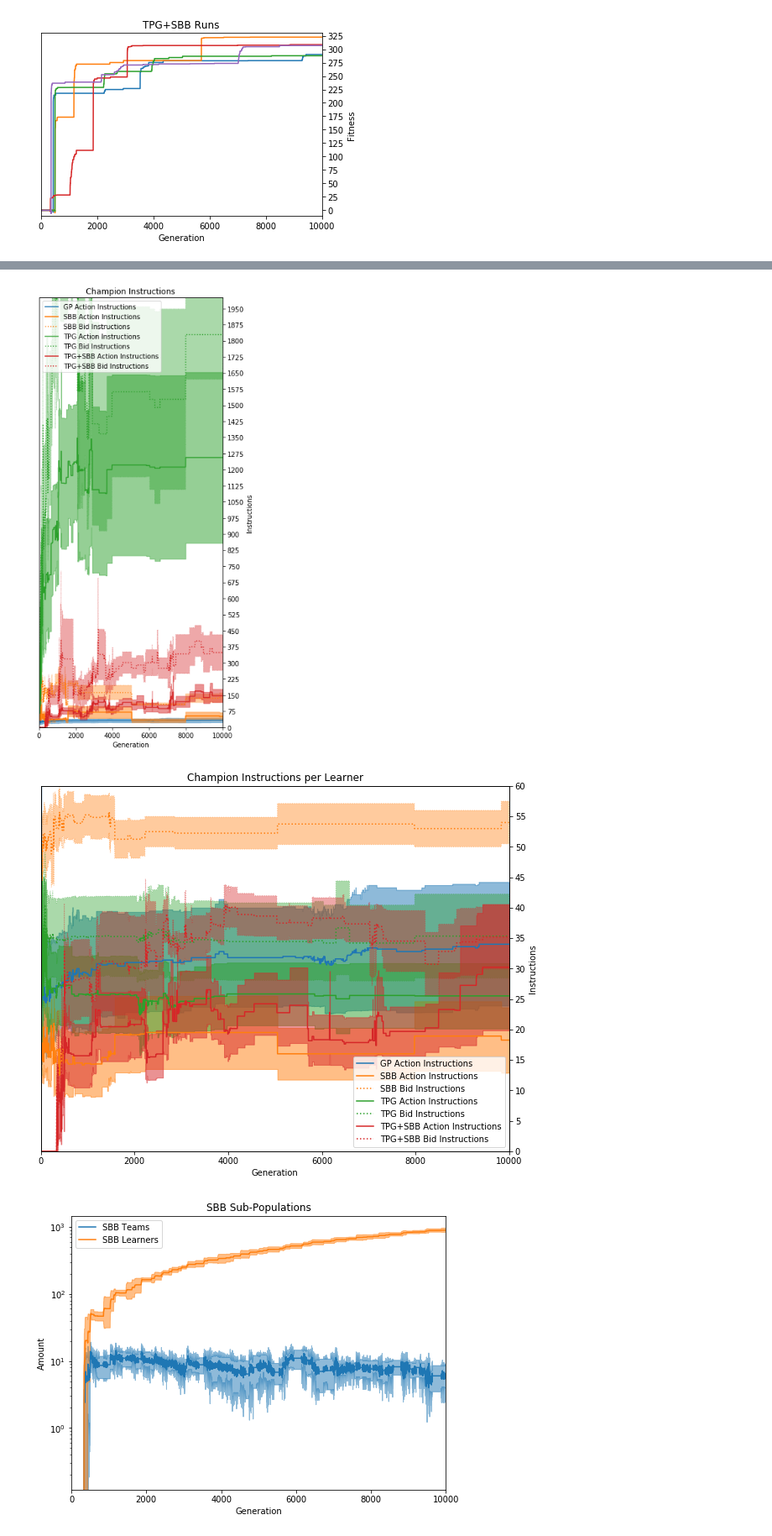
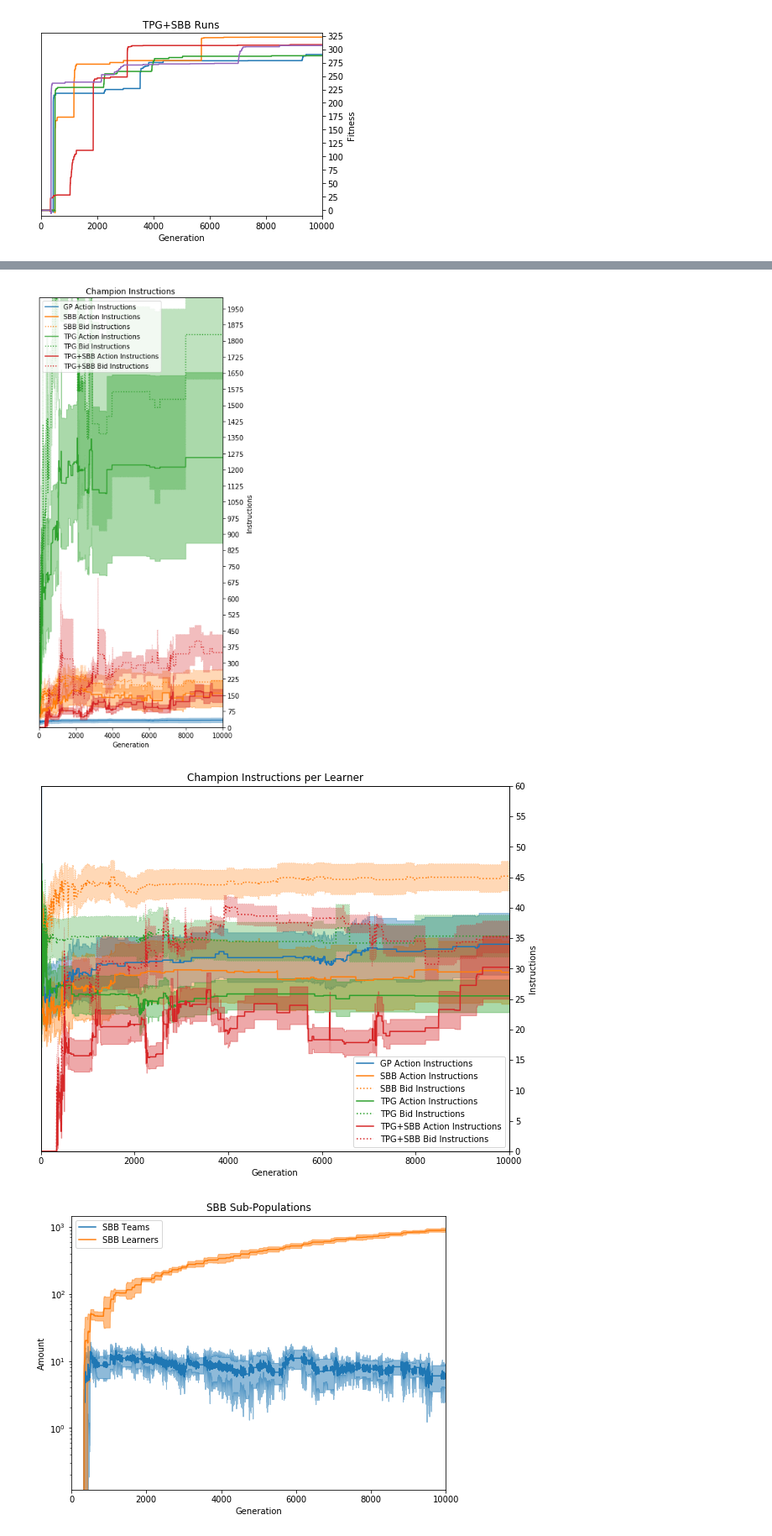
Before and after one commit to Ryan-Amaral/gp-bipedal-walker-analysis, a Jupyter notebook: basic_analysis.ipynb, the cells around one changed output, grey strips where cells are left out. Shown at 84% size. Cells and saved outputs as stored; diff of their text form; code cells hidden in the pictures.

Commit message:
updated plots

```diff
--- a/basic_analysis.ipynb
+++ b/basic_analysis.ipynb
@@ -25,10 +25,10 @@ dfs_gp = [df_gp_1, df_gp_2, df_gp_3, df_gp_4, df_gp_5]
 
 df_sbb_1 = pd.read_csv("run-data/sbb/1/log.csv")
 df_sbb_2 = pd.read_csv("run-data/sbb/2/log.csv")
-#df_sbb_3 = pd.read_csv("run-data/sbb/3/log.csv")
-#df_sbb_4 = pd.read_csv("run-data/sbb/4/log.csv")
-#df_sbb_5 = pd.read_csv("run-data/sbb/5/log.csv")
-dfs_sbb = [df_sbb_1, df_sbb_2]#, df_sbb_3, df_sbb_4, df_sbb_5]
+df_sbb_3 = pd.read_csv("run-data/sbb/3/log.csv")
+df_sbb_4 = pd.read_csv("run-data/sbb/4/log.csv")
+df_sbb_5 = pd.read_csv("run-data/sbb/5/log.csv")
+dfs_sbb = [df_sbb_1, df_sbb_2, df_sbb_3, df_sbb_4, df_sbb_5]
 
 df_tpg_1 = pd.read_csv("run-data/tpg/1/log.csv")
 df_tpg_2 = pd.read_csv("run-data/tpg/2/log.csv")
@@ -265,34 +268,38 @@ tpgsbb_act_means, tpgsbb_act_stds = get_mean_std(dfs_tpgsbb, "champ_act_instruct
 tpgsbb_bid_means, tpgsbb_bid_stds = get_mean_std(dfs_tpgsbb, "champ_instructions", 10000)
 
 
+
+std_div = 2
+
+
 plt.plot(gp_act_means, color=colors[0], label="GP Action Instructions")
 plt.fill_between(range(10000),
-                 gp_act_means-gp_act_stds/2, gp_act_means+gp_act_stds/2,
-                alpha=0.5, color=colors[0])
+                 gp_act_means-gp_act_stds/std_div, gp_act_means+gp_act_stds/std_div,
+                alpha=0.4, color=colors[0])
 
 
 
 plt.plot(sbb_act_means, color=colors[1], label="SBB Action Instructions")
 plt.fill_between(range(10000),
-                 sbb_act_means-sbb_act_stds/2, sbb_act_means+sbb_act_stds/2,
-                alpha=0.5, color=colors[1])
+                 sbb_act_means-sbb_act_stds/std_div, sbb_act_means+sbb_act_stds/std_div,
+                alpha=0.4, color=colors[1])
 
 plt.plot(sbb_bid_means, color=colors[1], linestyle="dotted", label="SBB Bid Instructions")
 plt.fill_between(range(10000),
-                 sbb_bid_means-sbb_bid_stds/2, sbb_bid_means+sbb_bid_stds/2,
-                alpha=0.4, color=colors[1], linestyle="dotted")
+                 sbb_bid_means-sbb_bid_stds/std_div, sbb_bid_means+sbb_bid_stds/std_div,
+                alpha=0.3, color=colors[1], linestyle="dotted")
 
 
 
 plt.plot(tpg_act_means, color=colors[2], label="TPG Action Instructions")
 plt.fill_between(range(10000),
-                 tpg_act_means-tpg_act_stds/2, tpg_act_means+tpg_act_stds/2,
-                alpha=0.5, color=colors[2])
+                 tpg_act_means-tpg_act_stds/std_div, tpg_act_means+tpg_act_stds/std_div,
+                alpha=0.4, color=colors[2])
 
 plt.plot(tpg_bid_means, color=colors[2], linestyle="dotted", label="TPG Bid Instructions")
 plt.fill_between(range(10000),
-                 tpg_bid_means-tpg_bid_stds/2, tpg_bid_means+tpg_bid_stds/2,
-                alpha=0.4, color=colors[2], linestyle="dotted")
+                 tpg_bid_means-tpg_bid_stds/std_div, tpg_bid_means+tpg_bid_stds/std_div,
+                alpha=0.3, color=colors[2], linestyle="dotted")
 
 
 
@@ -300,13 +307,13 @@ plt.fill_between(range(10000),
 
 plt.plot(tpgsbb_act_means, color=colors[3], label="TPG+SBB Action Instructions")
 plt.fill_between(range(10000),
-                 tpgsbb_act_means-tpgsbb_act_stds/2, tpgsbb_act_means+tpgsbb_act_stds/2,
-                alpha=0.5, color=colors[3])
+                 tpgsbb_act_means-tpgsbb_act_stds/std_div, tpgsbb_act_means+tpgsbb_act_stds/std_div,
+                alpha=0.4, color=colors[3])
 
 plt.plot(tpgsbb_bid_means, color=colors[3], linestyle="dotted", label="TPG+SBB Bid Instructions")
 plt.fill_between(range(10000),
-                 tpgsbb_bid_means-tpgsbb_bid_stds/2, tpgsbb_bid_means+tpgsbb_bid_stds/2,
-                alpha=0.4, color=colors[3], linestyle="dotted")
+                 tpgsbb_bid_means-tpgsbb_bid_stds/std_div, tpgsbb_bid_means+tpgsbb_bid_stds/std_div,
+                alpha=0.3, color=colors[3], linestyle="dotted")
 
 plt.title("Champion Instructions")
 plt.xlabel("Generation")
@@ -325,7 +332,7 @@ plt.ylabel("Instructions")
 plt.savefig("images/evo-instructions.pdf")
 plt.show()
 # %% [output]
-[figure, old version]
+[figure, new version]
 # %%
 # comparison of champion instruction sizes normalized to learners
 
@@ -384,67 +391,70 @@ tpgsbb_act_means, tpgsbb_act_stds = get_mean_std(tmp_act_dfs, "act", 10000)
 tpgsbb_bid_means, tpgsbb_bid_stds = get_mean_std(tmp_bid_dfs, "bid", 10000)
 
 
+std_div = 4
+
+
 plt.plot(gp_act_means, color=colors[0], label="GP Action Instructions")
 plt.fill_between(range(10000),
-                 gp_act_means-gp_act_stds/2, gp_act_means+gp_act_stds/2,
-                alpha=0.5, color=colors[0])
+                 gp_act_means-gp_act_stds/std_div, gp_act_means+gp_act_stds/std_div,
+                alpha=0.4, color=colors[0])
 
 
 
 
 plt.plot(sbb_act_means, color=colors[1], label="SBB Action Instructions")
 plt.fill_between(range(10000),
-                 sbb_act_means-sbb_act_stds/2, sbb_act_means+sbb_act_stds/2,
-                alpha=0.5, color=colors[1])
+                 sbb_act_means-sbb_act_stds/std_div, sbb_act_means+sbb_act_stds/std_div,
+                alpha=0.4, color=colors[1])
 
 plt.plot(sbb_bid_means, color=colors[1], linestyle="dotted", label="SBB Bid Instructions")
 plt.fill_between(range(10000),
-                 sbb_bid_means-sbb_bid_stds/2, sbb_bid_means+sbb_bid_stds/2,
-                alpha=0.4, color=colors[1], linestyle="dotted")
+                 sbb_bid_means-sbb_bid_stds/std_div, sbb_bid_means+sbb_bid_stds/std_div,
+                alpha=0.3, color=colors[1], linestyle="dotted")
 
 
 
 plt.plot(tpg_act_means, color=colors[2], label="TPG Action Instructions")
 plt.fill_between(range(10000),
-                 tpg_act_means-tpg_act_stds/2, tpg_act_means+tpg_act_stds/2,
-                alpha=0.5, color=colors[2])
+                 tpg_act_means-tpg_act_stds/std_div, tpg_act_means+tpg_act_stds/std_div,
+                alpha=0.4, color=colors[2])
 
 plt.plot(tpg_bid_means, color=colors[2], linestyle="dotted", label="TPG Bid Instructions")
 plt.fill_between(range(10000),
-                 tpg_bid_means-tpg_bid_stds/2, tpg_bid_means+tpg_bid_stds/2,
-                alpha=0.4, color=colors[2], linestyle="dotted")
+                 tpg_bid_means-tpg_bid_stds/std_div, tpg_bid_means+tpg_bid_stds/std_div,
+                alpha=0.3, color=colors[2], linestyle="dotted")
 
 
 
 
 plt.plot(tpgsbb_act_means, color=colors[3], label="TPG+SBB Action Instructions")
 plt.fill_between(range(10000),
-                 tpgsbb_act_means-tpgsbb_act_stds/2, tpgsbb_act_means+tpgsbb_act_stds/2,
-                alpha=0.5, color=colors[3])
+                 tpgsbb_act_means-tpgsbb_act_stds/std_div, tpgsbb_act_means+tpgsbb_act_stds/std_div,
+                alpha=0.4, color=colors[3])
 
 plt.plot(tpgsbb_bid_means, color=colors[3], linestyle="dotted", label="TPG+SBB Bid Instructions")
 plt.fill_between(range(10000),
-                 tpgsbb_bid_means-tpgsbb_bid_stds/2, tpgsbb_bid_means+tpgsbb_bid_stds/2,
-                alpha=0.4, color=colors[3], linestyle="dotted")
+                 tpgsbb_bid_means-tpgsbb_bid_stds/std_div, tpgsbb_bid_means+tpgsbb_bid_stds/std_div,
+                alpha=0.3, color=colors[3], linestyle="dotted")
 
 plt.title("Champion Instructions per Learner")
 plt.xlabel("Generation")
 plt.xlim(0,10000)
 plt.yticks(np.arange(-40, 2001, 5000))
 #plt.ylabel("Instructions")
 ylim = plt.ylim(-0, 60)
 plt.legend()
 
 ax = plt.twinx()
 ax.set_ylim(ylim)
 ax.set_yticks(np.arange(0, 61, 5))
 ax.yaxis.set_label_position("right")
 plt.ylabel("Instructions")
 
 plt.savefig("images/evo-instructions-per-learner.pdf")
 plt.show()
 # %% [output]
-[figure, old version]
+[figure, new version]
 # %%
 # visualize sbb pop size over time in tpgsbb
 
```
Also changed, not shown: parts of 3 cells of this notebook, 25 other files.
